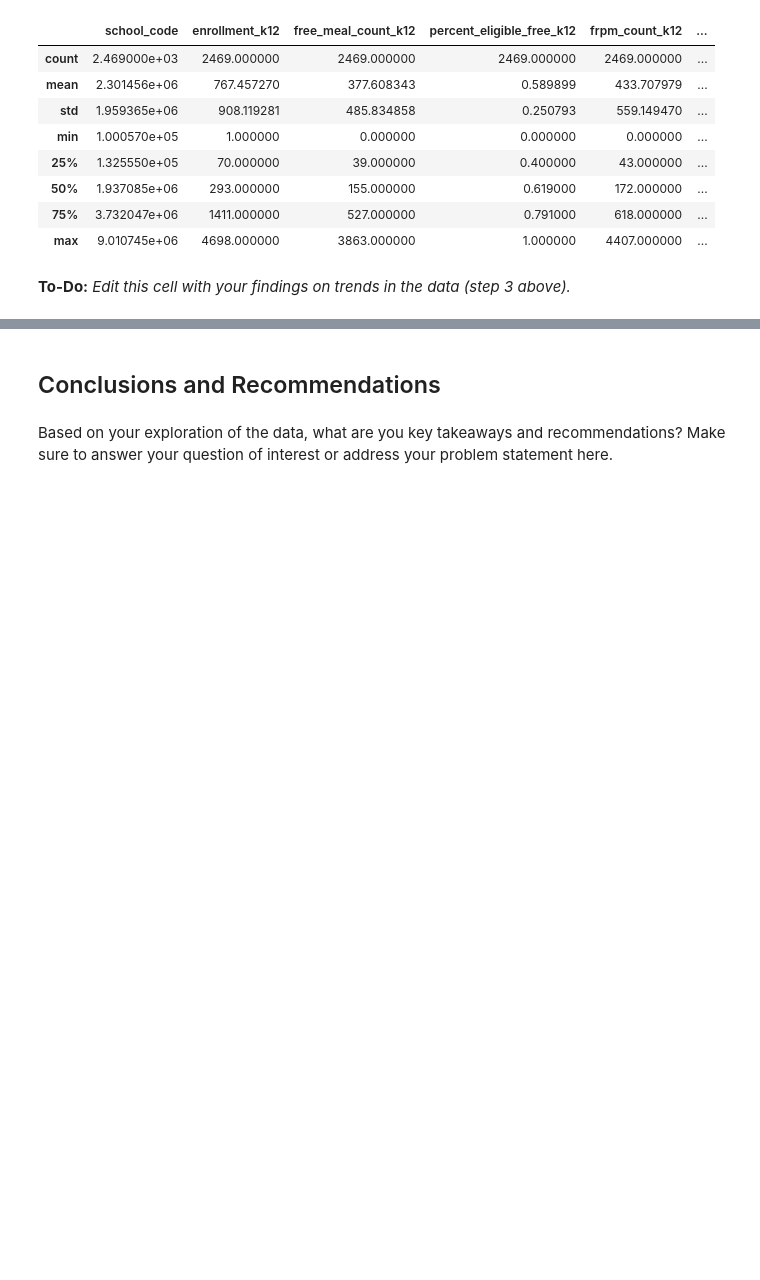
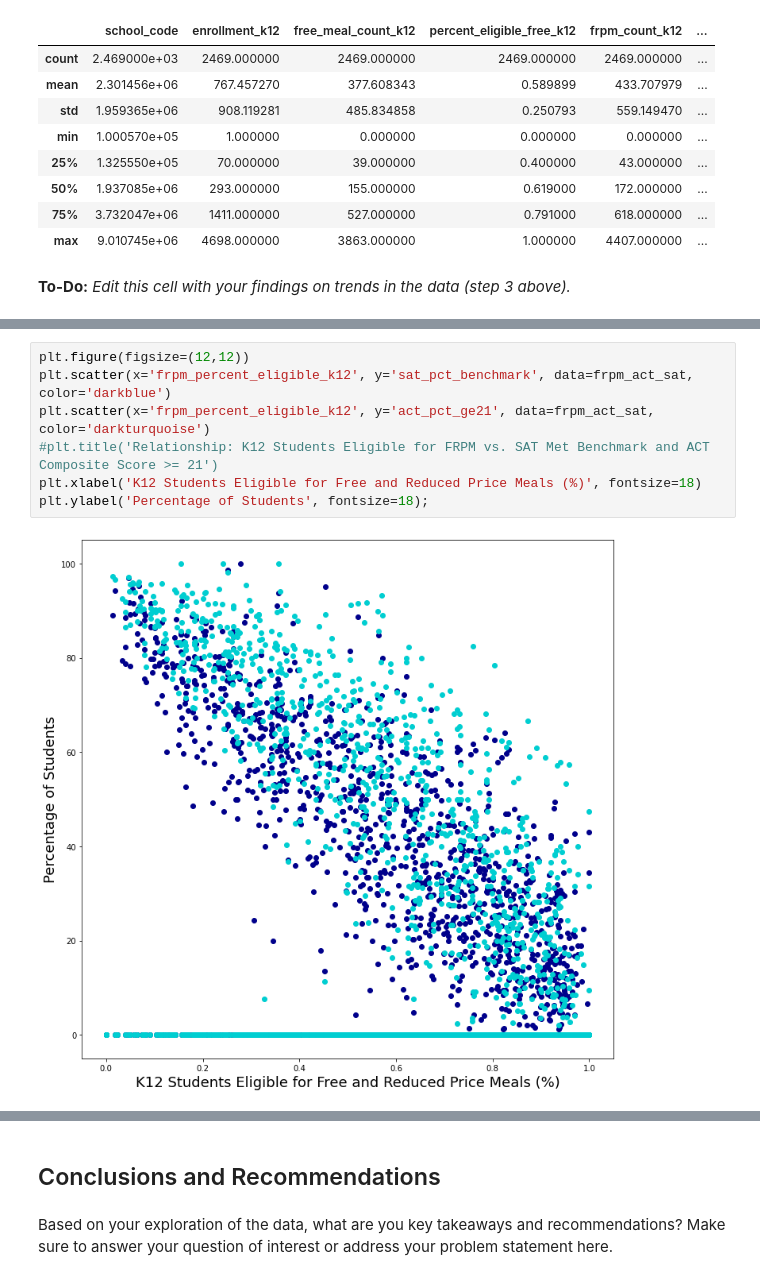
Before and after one commit to brandiehatch/project-1, a Jupyter notebook: hatch_frpm_sat_act_ca_2022.ipynb, the cells around one changed output, grey strips where cells are left out. Saved outputs shown, nothing was run; the diff lists cells and outputs as text; blank space fills up the shorter version.

```diff
--- a/hatch_frpm_sat_act_ca_2022.ipynb
+++ b/hatch_frpm_sat_act_ca_2022.ipynb
@@ -744,6 +744,15 @@ Here are some prompts to get you started with visualizations. Feel free to add a
         - Colors and symbols that are clear and unmistakable
 5. Additional plots of your choosing.
     - Are there any additional trends or relationships you haven't explored? Was there something interesting you saw that you'd like to dive further into? It's likely that there are a few more plots you might want to generate to support your narrative and recommendations that you are building toward. **As always, make sure you're interpreting your plots as you go**.
+# %%
+plt.figure(figsize=(12,12))
+plt.scatter(x='frpm_percent_eligible_k12', y='sat_pct_benchmark', data=frpm_act_sat, color='darkblue')
+plt.scatter(x='frpm_percent_eligible_k12', y='act_pct_ge21', data=frpm_act_sat, color='darkturquoise')
+#plt.title('Relationship: K12 Students Eligible for FRPM vs. SAT Met Benchmark and ACT Composite Score >= 21')
+plt.xlabel('K12 Students Eligible for Free and Reduced Price Meals (%)', fontsize=18)
+plt.ylabel('Percentage of Students', fontsize=18);
+# %% [output]
+[figure, added]
 # %%
 plt.figure(figsize=(12,12))
 mask = np.triu(np.ones_like(frpm_act_sat.corr(), dtype=bool))
```
Also changed, not shown: parts of 2 cells of this notebook.
